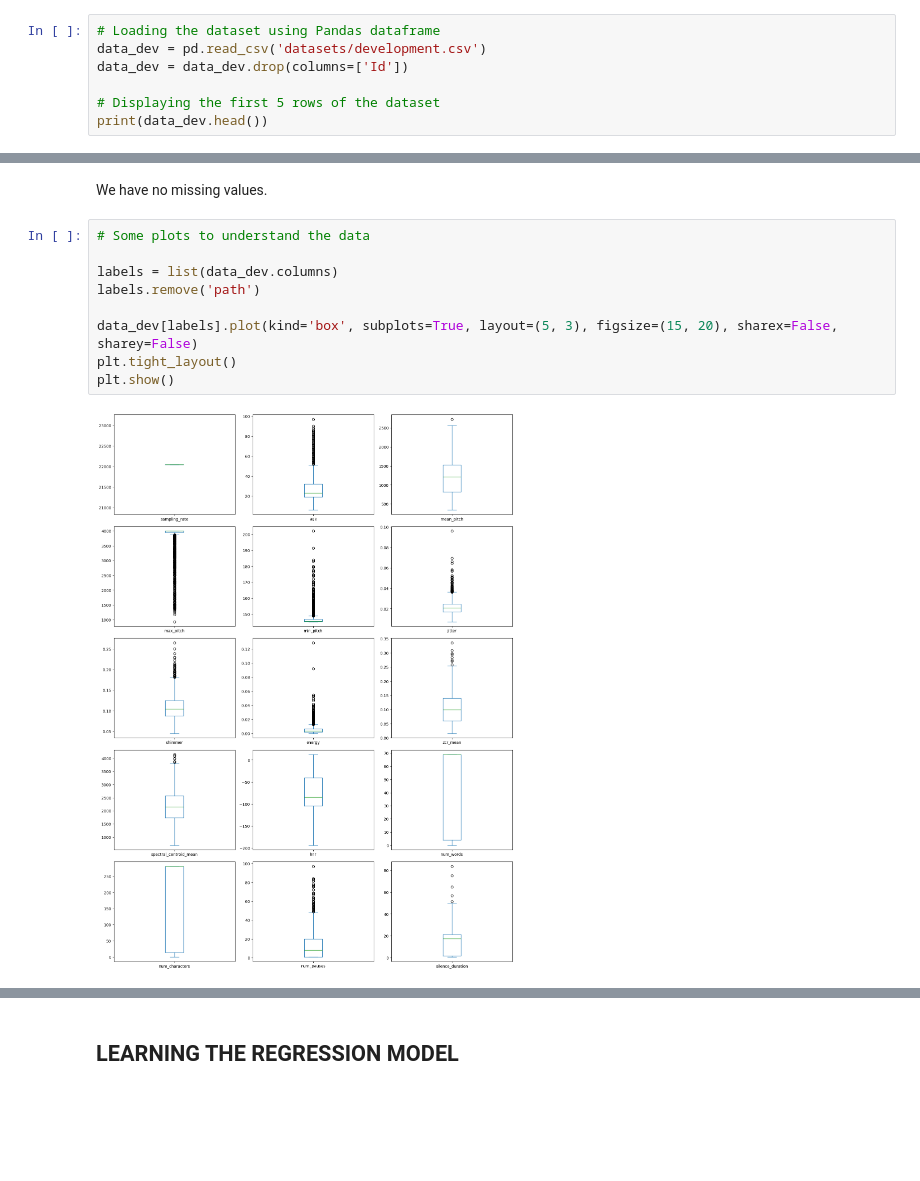
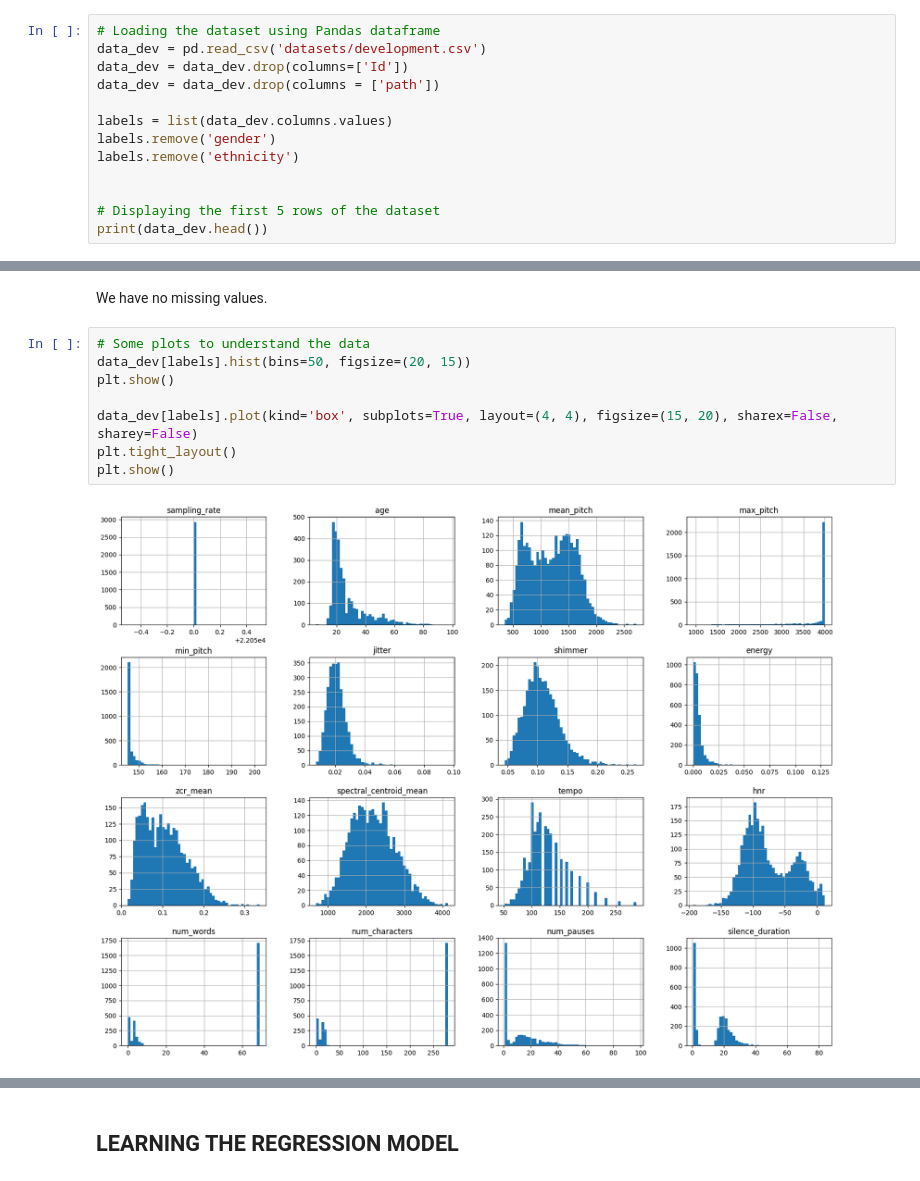
Before and after one commit to RBello02/Homework_Data_science, a Jupyter notebook: code.ipynb, the cells around one changed output, grey strips where cells are left out. Saved outputs shown, nothing was run; the diff lists cells and outputs as text; blank space fills up the shorter version.

Commit message:
some plots

```diff
--- a/code.ipynb
+++ b/code.ipynb
@@ -16,6 +17,12 @@ from sklearn.model_selection import train_test_split
 # Loading the dataset using Pandas dataframe
 data_dev = pd.read_csv('datasets/development.csv')
 data_dev = data_dev.drop(columns=['Id'])
+data_dev = data_dev.drop(columns = ['path'])
+
+labels = list(data_dev.columns.values)
+labels.remove('gender')
+labels.remove('ethnicity')
+
 
 # Displaying the first 5 rows of the dataset
 print(data_dev.head())
@@ -78,12 +122,11 @@ Numero di etnie 165
 We have no missing values.
 # %%
 # Some plots to understand the data
+data_dev[labels].hist(bins=50, figsize=(20, 15))
+plt.show()
 
-labels = list(data_dev.columns)
-labels.remove('path')
-
-data_dev[labels].plot(kind='box', subplots=True, layout=(5, 3), figsize=(15, 20), sharex=False, sharey=False)
+data_dev[labels].plot(kind='box', subplots=True, layout=(4, 4), figsize=(15, 20), sharex=False, sharey=False)
 plt.tight_layout()
 plt.show()
 # %% [output]
-[figure, old version]
+[figure, new version]
```
Also changed, not shown: parts of 16 cells of this notebook.
